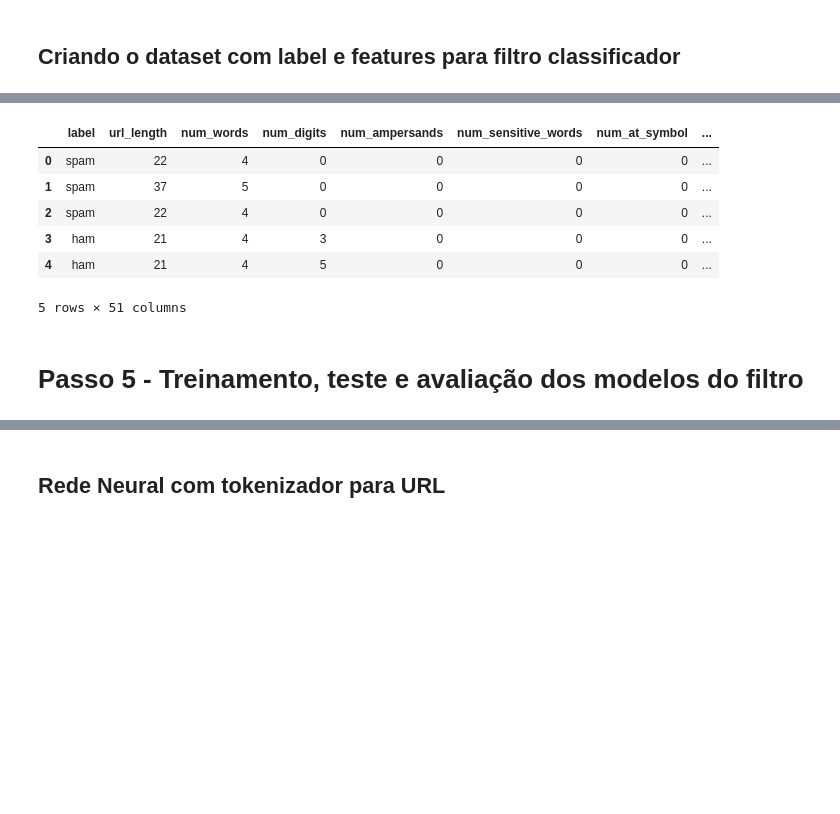
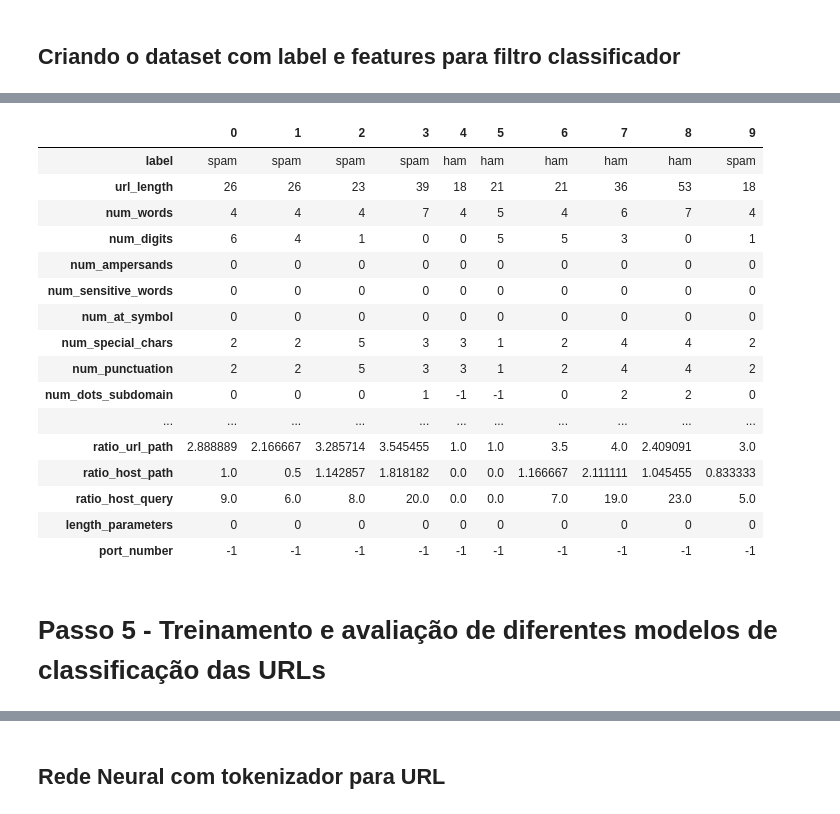
Before and after one commit to cristianofranco76/DataScienceSpCourseNotes, a Jupyter notebook: FIltro_AntiSpam_SMS.ipynb, the cells around one changed output, grey strips where cells are left out. Saved outputs shown, nothing was run; the diff lists cells and outputs as text; code cells hidden in the pictures; blank space fills up the shorter version.

```diff
--- a/FIltro_AntiSpam_SMS.ipynb
+++ b/FIltro_AntiSpam_SMS.ipynb
@@ -480,15 +477,25 @@ features_df.describe().T
 # %%
-features_df.head()
+features_df.head(10).T
 # %% [output]
-|  | label | url_length | num_words | num_digits | num_ampersands | num_sensitive_words | num_at_symbol | ... |
-| 0 | spam | 22 | 4 | 0 | 0 | 0 | 0 | ... |
-| 1 | spam | 37 | 5 | 0 | 0 | 0 | 0 | ... |
-| 2 | spam | 22 | 4 | 0 | 0 | 0 | 0 | ... |
-| 3 | ham | 21 | 4 | 3 | 0 | 0 | 0 | ... |
-| 4 | ham | 21 | 4 | 5 | 0 | 0 | 0 | ... |
+|  | 0 | 1 | 2 | 3 | 4 | 5 | 6 | 7 | 8 | 9 |
+| label | spam | spam | spam | spam | ham | ham | ham | ham | ham | spam |
+| url_length | 26 | 26 | 23 | 39 | 18 | 21 | 21 | 36 | 53 | 18 |
+| num_words | 4 | 4 | 4 | 7 | 4 | 5 | 4 | 6 | 7 | 4 |
+| num_digits | 6 | 4 | 1 | 0 | 0 | 5 | 5 | 3 | 0 | 1 |
+| num_ampersands | 0 | 0 | 0 | 0 | 0 | 0 | 0 | 0 | 0 | 0 |
+| num_sensitive_words | 0 | 0 | 0 | 0 | 0 | 0 | 0 | 0 | 0 | 0 |
+| num_at_symbol | 0 | 0 | 0 | 0 | 0 | 0 | 0 | 0 | 0 | 0 |
+| num_special_chars | 2 | 2 | 5 | 3 | 3 | 1 | 2 | 4 | 4 | 2 |
+| num_punctuation | 2 | 2 | 5 | 3 | 3 | 1 | 2 | 4 | 4 | 2 |
+| num_dots_subdomain | 0 | 0 | 0 | 1 | -1 | -1 | 0 | 2 | 2 | 0 |
+| ... | ... | ... | ... | ... | ... | ... | ... | ... | ... | ... |
+| ratio_url_path | 2.888889 | 2.166667 | 3.285714 | 3.545455 | 1.0 | 1.0 | 3.5 | 4.0 | 2.409091 | 3.0 |
+| ratio_host_path | 1.0 | 0.5 | 1.142857 | 1.818182 | 0.0 | 0.0 | 1.166667 | 2.111111 | 1.045455 | 0.833333 |
+| ratio_host_query | 9.0 | 6.0 | 8.0 | 20.0 | 0.0 | 0.0 | 7.0 | 19.0 | 23.0 | 5.0 |
+| length_parameters | 0 | 0 | 0 | 0 | 0 | 0 | 0 | 0 | 0 | 0 |
+| port_number | -1 | -1 | -1 | -1 | -1 | -1 | -1 | -1 | -1 | -1 |
-5 rows × 51 columns
 # %% [markdown]
-# Passo 5 - Treinamento, teste e avaliação dos modelos do filtro
+# Passo 5 - Treinamento e avaliação de diferentes modelos de classificação das URLs
 # %%
 import ast
 from sklearn.model_selection import train_test_split
```
Also changed, not shown: parts of 14 cells of this notebook.
